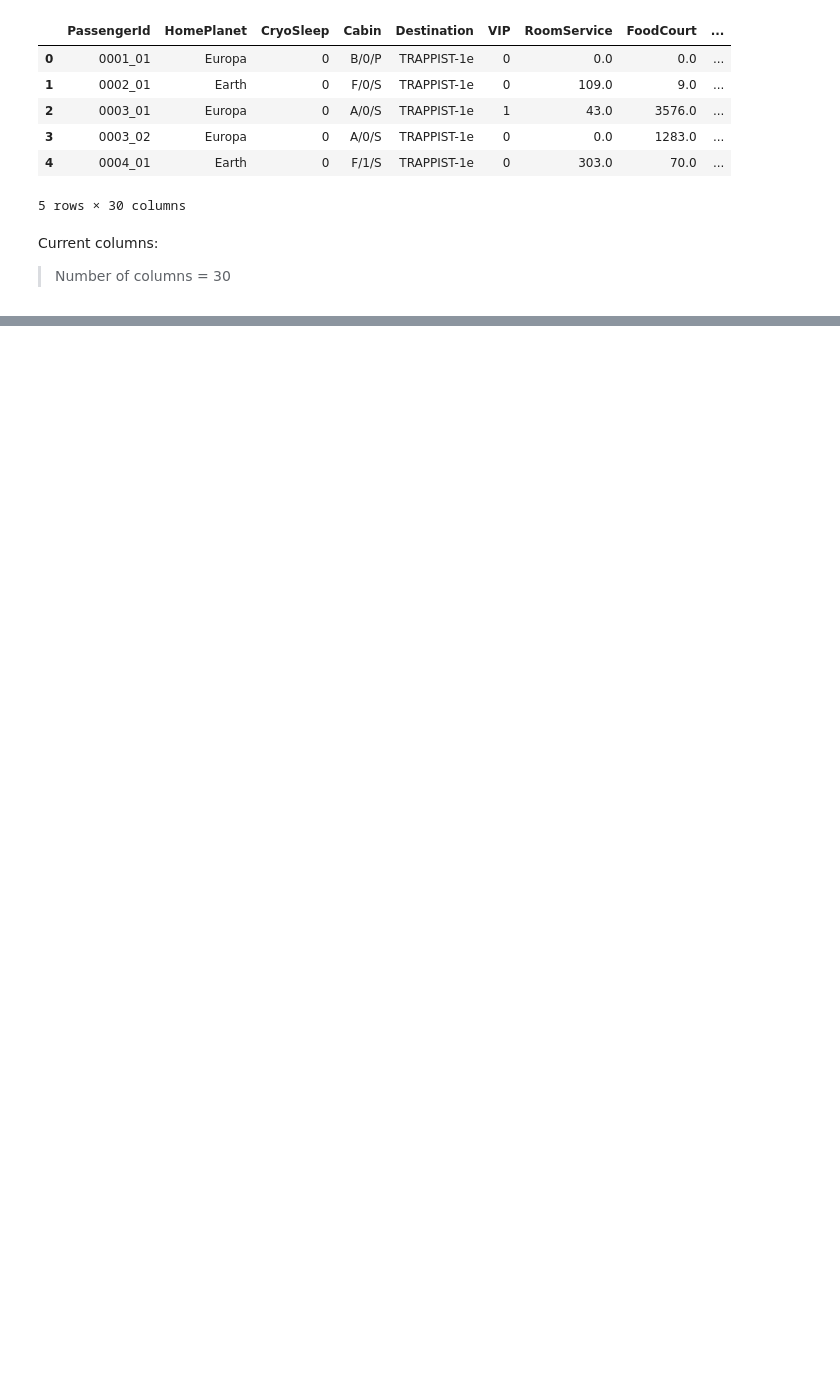
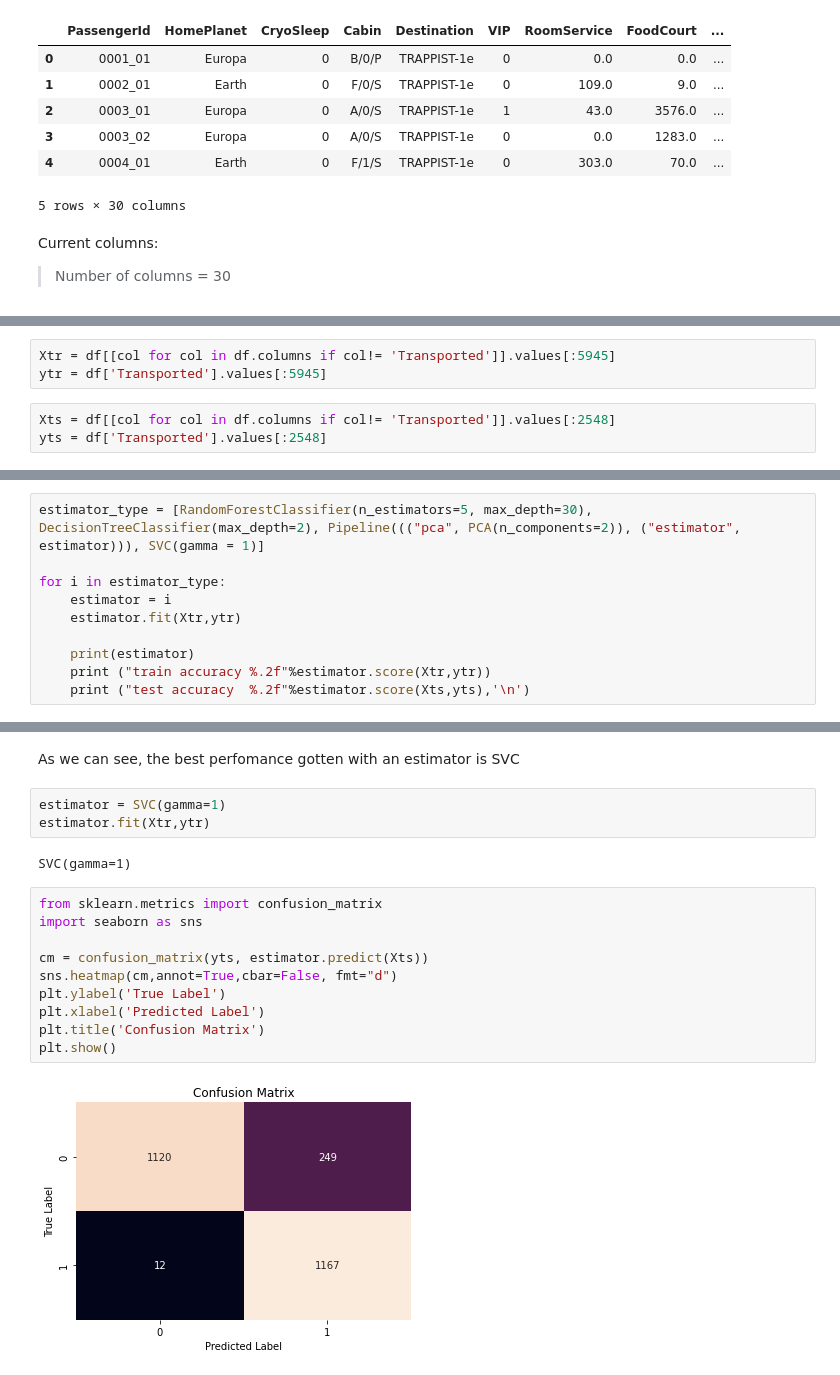
Before and after one commit to melixxa07/AI-Project, a Jupyter notebook: 01 - Data Exploration.ipynb, the cells around one changed output, grey strips where cells are left out. Drawn from its saved outputs; the diff is of its cells as text; blank space fills up the shorter version.

```diff
--- a/01 - Data Exploration.ipynb
+++ b/01 - Data Exploration.ipynb
@@ -261,0 +318,6 @@ Index(['PassengerId', 'HomePlanet', 'CryoSleep', 'Cabin', 'Destination', 'VIP',
+# %%
+Xtr = df[[col for col in df.columns if col!= 'Transported']].values[:5945]
+ytr = df['Transported'].values[:5945]
+# %%
+Xts = df[[col for col in df.columns if col!= 'Transported']].values[:2548]
+yts = df['Transported'].values[:2548]
@@ -261,0 +336,10 @@ Index(['PassengerId', 'HomePlanet', 'CryoSleep', 'Cabin', 'Destination', 'VIP',
+# %%
+estimator_type = [RandomForestClassifier(n_estimators=5, max_depth=30), DecisionTreeClassifier(max_depth=2), Pipeline((("pca", PCA(n_components=2)), ("estimator", estimator))), SVC(gamma = 1)]
+
+for i in estimator_type:
+    estimator = i
+    estimator.fit(Xtr,ytr)
+
+    print(estimator)
+    print ("train accuracy %.2f"%estimator.score(Xtr,ytr))
+    print ("test accuracy  %.2f"%estimator.score(Xts,yts),'\n')
@@ -261,0 +362,19 @@ Index(['PassengerId', 'HomePlanet', 'CryoSleep', 'Cabin', 'Destination', 'VIP',
+# %% [markdown]
+<font face = 'Century'> As we can see, the best perfomance gotten with an estimator is SVC
+# %%
+estimator = SVC(gamma=1)
+estimator.fit(Xtr,ytr)
+# %% [output]
+SVC(gamma=1)
+# %%
+from sklearn.metrics import confusion_matrix
+import seaborn as sns
+
+cm = confusion_matrix(yts, estimator.predict(Xts))
+sns.heatmap(cm,annot=True,cbar=False, fmt="d")
+plt.ylabel('True Label')
+plt.xlabel('Predicted Label')
+plt.title('Confusion Matrix')
+plt.show()
+# %% [output]
+[figure, added]
```
Also changed, not shown: parts of 17 cells of this notebook.
